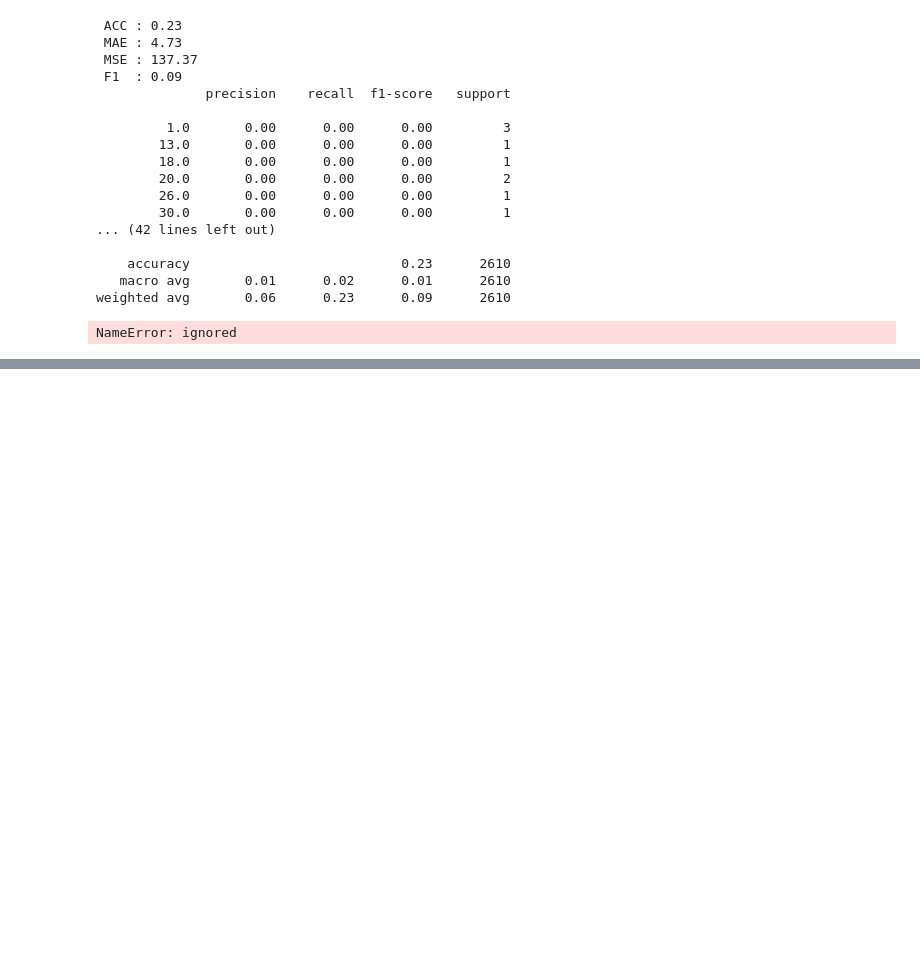
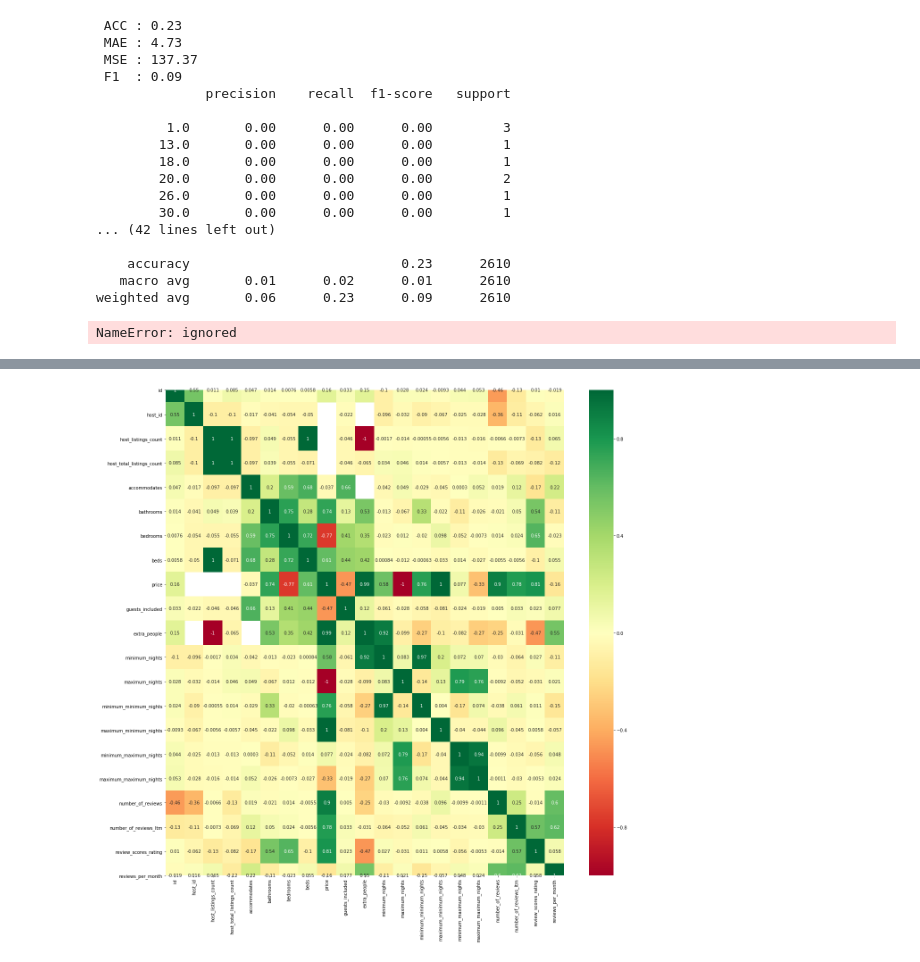
Before and after one commit to npmitaart/machine-learning, a Jupyter notebook: scriptML.ipynb, the cells around one changed output, grey strips where cells are left out. Drawn from its saved outputs; the diff is of its cells as text; code cells hidden in the pictures; blank space fills up the shorter version.

```diff
--- a/scriptML.ipynb
+++ b/scriptML.ipynb
@@ -546,0 +601,27 @@ NameError: ignored
+# %%
+#remove dollar tags to convert object to float
+df['price'] = df["price"].replace('$', '')
+df['extra_people'] = df["extra_people"].replace('$', '')
+
+#convert selected features from object to float (i tried to convert from object to int but it didn't work)
+#selected features based on numeric dataset
+df["host_id"] = pd.to_numeric(df["host_id"], errors='coerce')
+df["host_listings_count"] = pd.to_numeric(df["host_listings_count"], errors='coerce')
+df["host_total_listings_count"] = pd.to_numeric(df["host_total_listings_count"], errors='coerce')
+df["accommodates"] = pd.to_numeric(df["accommodates"], errors='coerce')
+df["bathrooms"] = pd.to_numeric(df["bathrooms"], errors='coerce')
+df["bedrooms"] = pd.to_numeric(df["bedrooms"], errors='coerce')
+df["beds"] = pd.to_numeric(df["beds"], errors='coerce')
+df["price"] = pd.to_numeric(df["price"], errors='coerce')
+df["guests_included"] = pd.to_numeric(df["guests_included"], errors='coerce')
+df["extra_people"] = pd.to_numeric(df["extra_people"], errors='coerce')
+df["minimum_nights"] = pd.to_numeric(df["minimum_nights"], errors='coerce')
+df["maximum_nights"] = pd.to_numeric(df["maximum_nights"], errors='coerce')
+df["minimum_minimum_nights"] = pd.to_numeric(df["minimum_minimum_nights"], errors='coerce')
+df["maximum_minimum_nights"] = pd.to_numeric(df["maximum_minimum_nights"], errors='coerce')
+df["minimum_maximum_nights"] = pd.to_numeric(df["minimum_maximum_nights"], errors='coerce')
+df["maximum_maximum_nights"] = pd.to_numeric(df["maximum_maximum_nights"], errors='coerce')
+df["number_of_reviews"] = pd.to_numeric(df["number_of_reviews"], errors='coerce')
+df["number_of_reviews_ltm"] = pd.to_numeric(df["number_of_reviews_ltm"], errors='coerce')
+df["review_scores_rating"] = pd.to_numeric(df["review_scores_rating"], errors='coerce')
+df["reviews_per_month"] = pd.to_numeric(df["reviews_per_month"], errors='coerce')
@@ -546,0 +638,12 @@ NameError: ignored
+# %%
+#find good features using correlation matrix heatmap
+#the target prediction is price
+X = df.iloc[:, 0:29]
+y = df["price"]
+
+corrmat = df.corr()
+top_corr_features = corrmat.index
+plt.figure(figsize=(20,20))
+g = sb.heatmap(df[top_corr_features].corr(), annot=True, cmap="RdYlGn")
+# %% [output]
+[figure, added]
```
Also changed, not shown: parts of 7 cells of this notebook.
